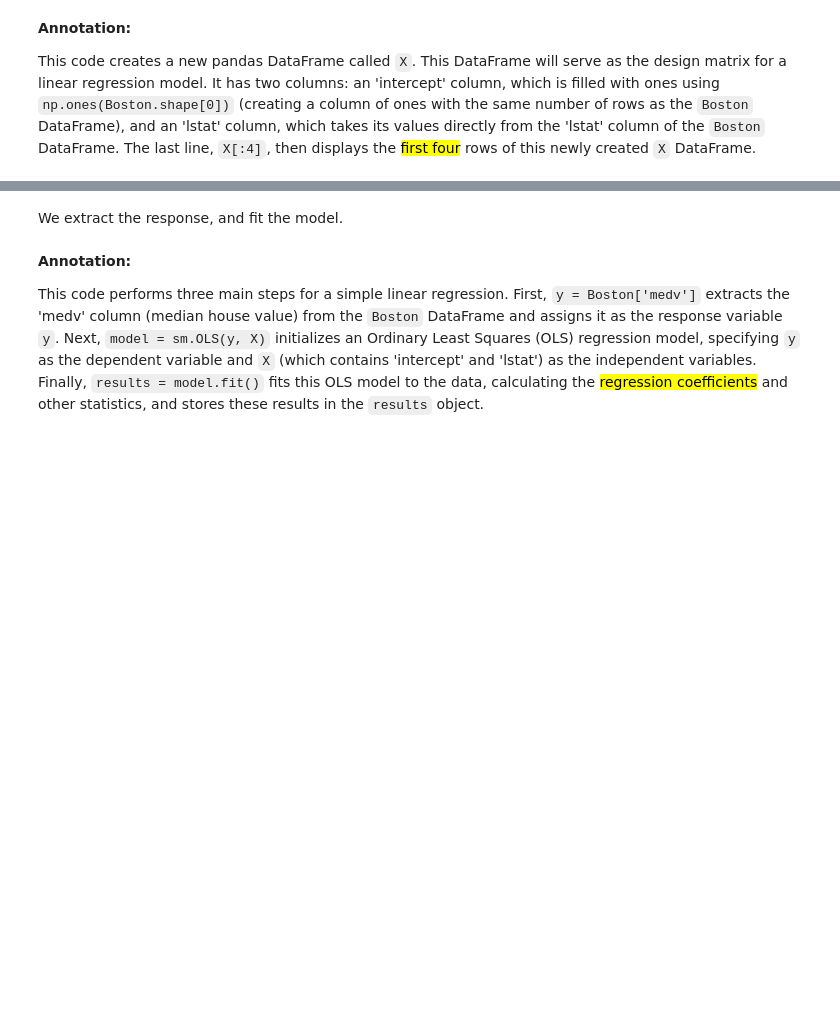
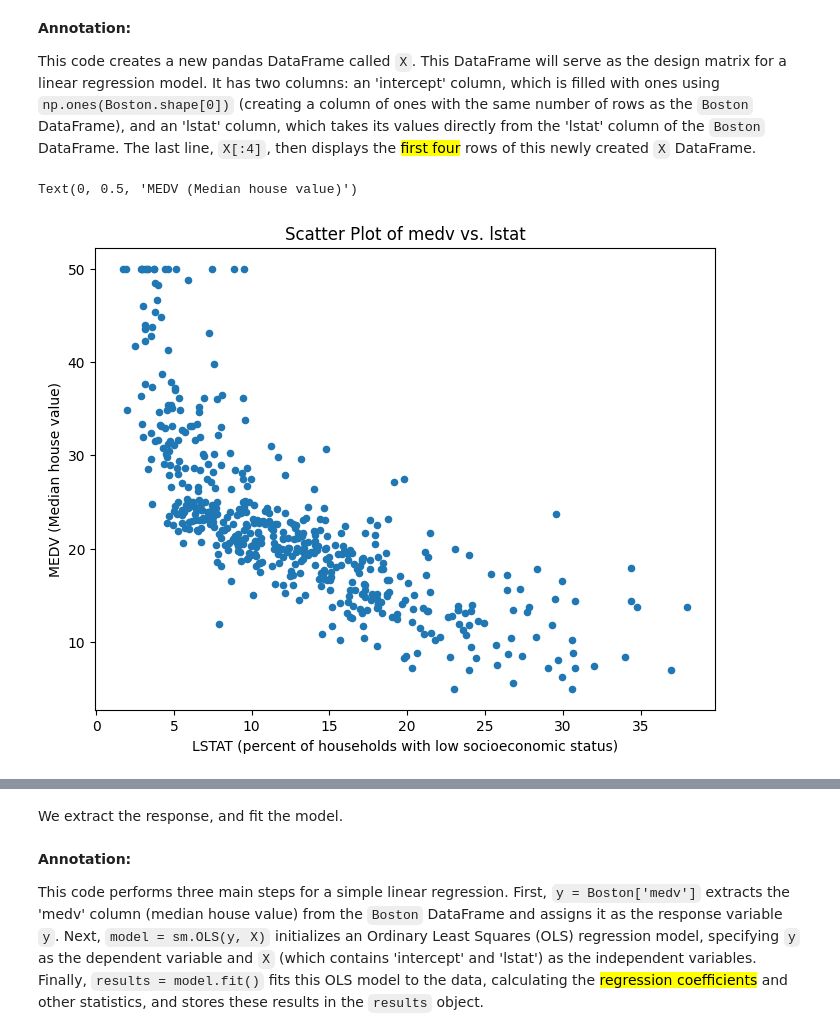
Before and after one commit to lubaochuan/ml_python, a Jupyter notebook: ISLP_chapter3_lab.ipynb, the cells around one changed output, grey strips where cells are left out. Saved outputs shown, nothing was run; the diff lists cells and outputs as text; code cells hidden in the pictures; blank space fills up the shorter version.

Commit message:
add scatter plot for data exploration

```diff
--- a/ISLP_chapter3_lab.ipynb
+++ b/ISLP_chapter3_lab.ipynb
@@ -120,3 +205,11 @@ X[:4]
 **Annotation:**
 
 This code creates a new pandas DataFrame called `X`. This DataFrame will serve as the design matrix for a linear regression model. It has two columns: an 'intercept' column, which is filled with ones using `np.ones(Boston.shape[0])` (creating a column of ones with the same number of rows as the `Boston` DataFrame), and an 'lstat' column, which takes its values directly from the 'lstat' column of the `Boston` DataFrame. The last line, `X[:4]`, then displays the <mark>first four</mark> rows of this newly created `X` DataFrame.
+# %%
+ax = Boston.plot.scatter(x='lstat', y='medv', figsize=(8, 6))
+ax.set_title('Scatter Plot of medv vs. lstat')
+ax.set_xlabel('LSTAT (percent of households with low socioeconomic status)')
+ax.set_ylabel('MEDV (Median house value)')
+# %% [output]
+Text(0, 0.5, 'MEDV (Median house value)')
+[figure, added]
```
Also changed, not shown: parts of 34 cells of this notebook.
